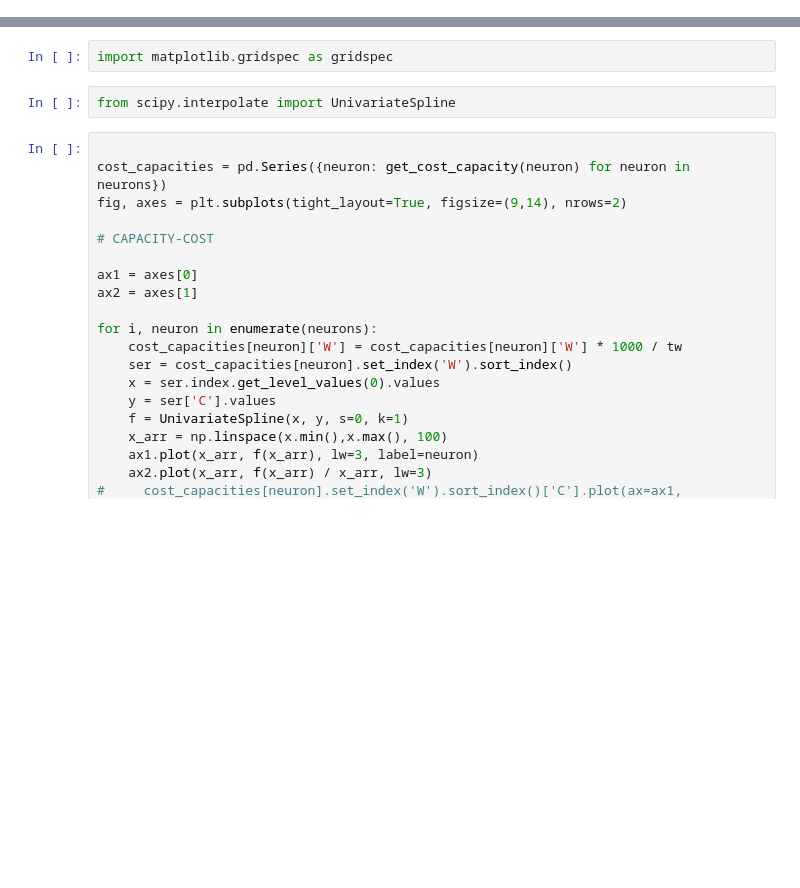
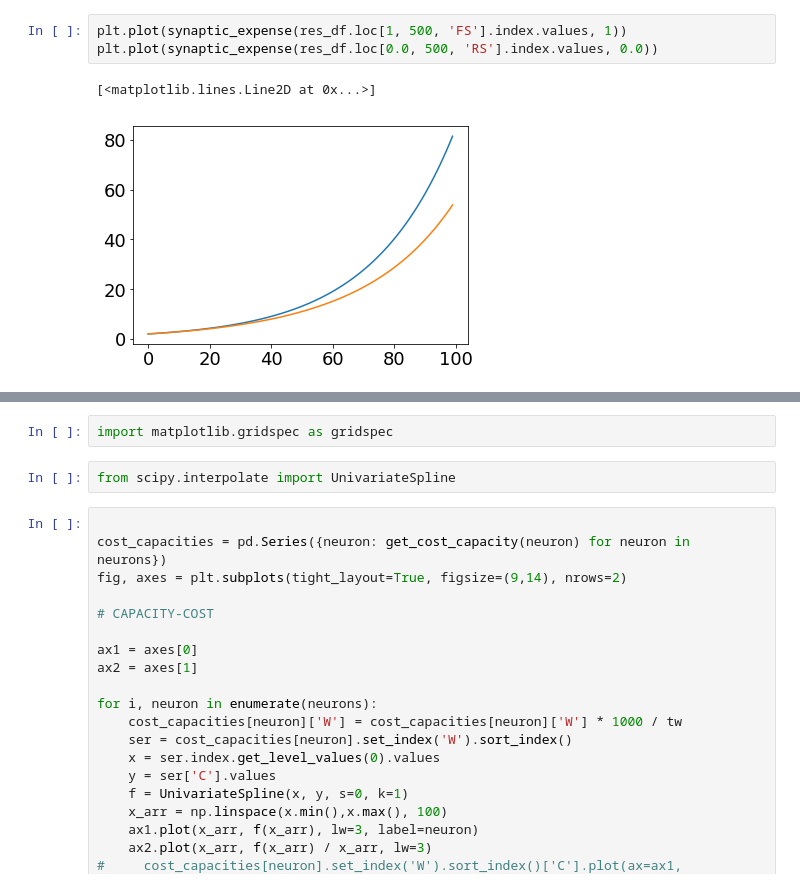
Before and after one commit to Tom83B/rate-code-eff-2019, a Jupyter notebook: analysis/capacity-cost functions.ipynb, the cells around one changed output, grey strips where cells are left out. Drawn from its saved outputs; the diff is of its cells as text; blank space fills up the shorter version.

```diff
--- a/analysis/capacity-cost functions.ipynb
+++ b/analysis/capacity-cost functions.ipynb
@@ -31,0 +86,6 @@ def get_cost_capacity(neuron):
+# %%
+plt.plot(synaptic_expense(res_df.loc[1, 500, 'FS'].index.values, 1))
+plt.plot(synaptic_expense(res_df.loc[0.0, 500, 'RS'].index.values, 0.0))
+# %% [output]
+[<matplotlib.lines.Line2D at 0x...>]
+[figure, added]
```
Also changed, not shown: parts of 32 cells of this notebook, 5 other files.
